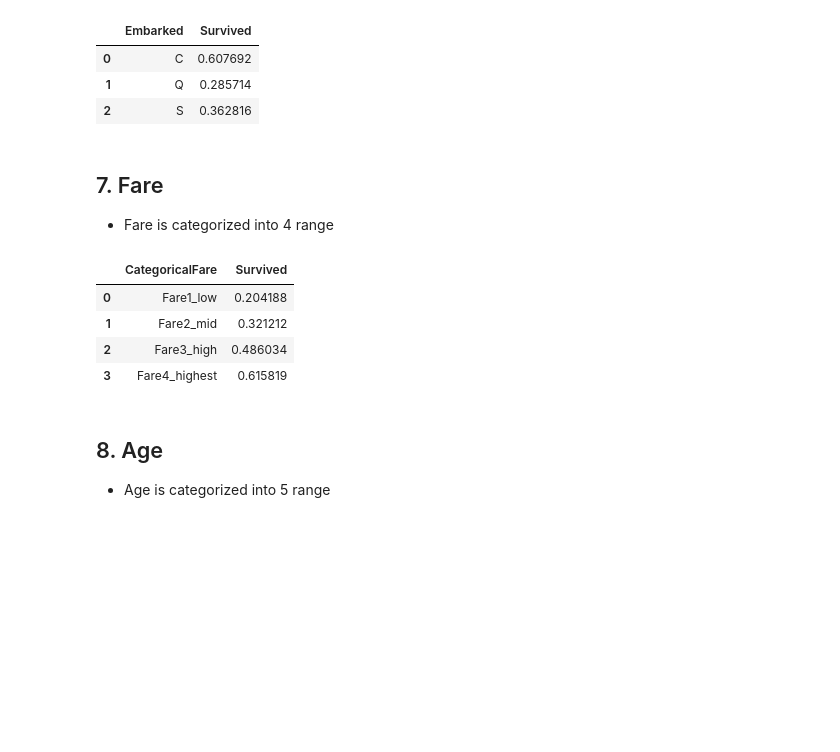
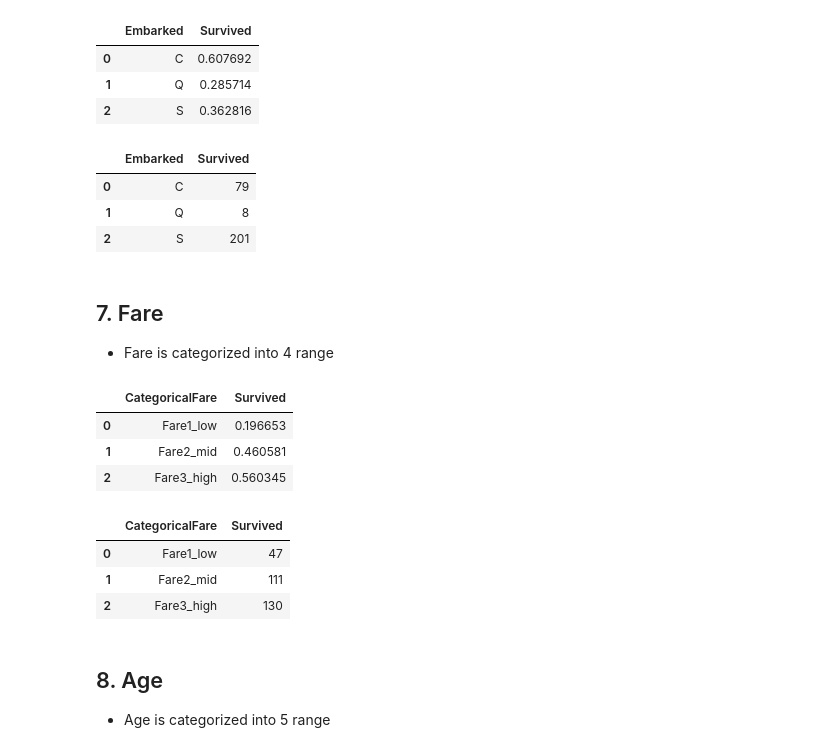
Before and after one commit to roomylee/KaggleStudy, a Jupyter notebook: titanic/titanic_feature_analysis.ipynb, the cells around one changed output. Cells and saved outputs as stored; diff of their text form; code cells hidden in the pictures; blank space fills up the shorter version.

```diff
--- a/titanic/titanic_feature_analysis.ipynb
+++ b/titanic/titanic_feature_analysis.ipynb
@@ -157,0 +160,3 @@ train[['Parch','Survived']].groupby(['Parch'], as_index=False).mean()
+# %%
+train['FamilySize'] = train['SibSp'] + train['Parch'] + 1
+train[['FamilySize', 'Survived']].groupby(['FamilySize'], as_index=False).mean()
@@ -178,18 +193,31 @@ train[['Embarked','Survived']].groupby(['Embarked'], as_index=False).mean()
 | 0 | C | 0.607692 |
 | 1 | Q | 0.285714 |
 | 2 | S | 0.362816 |
+# %%
+train[['Embarked','Survived']].groupby(['Embarked'], as_index=False).sum()
+# %% [output]
+|  | Embarked | Survived |
+| 0 | C | 79 |
+| 1 | Q | 8 |
+| 2 | S | 201 |
 # %% [markdown]
 ## 7. Fare
 * Fare is categorized into 4 range
 # %%
-train['CategoricalFare'] = pd.qcut(train['Fare'], 4, labels=['Fare1_low','Fare2_mid','Fare3_high','Fare4_highest'])
+train['CategoricalFare'] = pd.qcut(train['Fare'], 3, labels=['Fare1_low','Fare2_mid','Fare3_high'])
 train[['CategoricalFare', 'Survived']].groupby(['CategoricalFare'], as_index=False).mean()
 # %% [output]
 |  | CategoricalFare | Survived |
-| 0 | Fare1_low | 0.204188 |
-| 1 | Fare2_mid | 0.321212 |
-| 2 | Fare3_high | 0.486034 |
-| 3 | Fare4_highest | 0.615819 |
+| 0 | Fare1_low | 0.196653 |
+| 1 | Fare2_mid | 0.460581 |
+| 2 | Fare3_high | 0.560345 |
+# %%
+train[['CategoricalFare', 'Survived']].groupby(['CategoricalFare'], as_index=False).sum()
+# %% [output]
+|  | CategoricalFare | Survived |
+| 0 | Fare1_low | 47 |
+| 1 | Fare2_mid | 111 |
+| 2 | Fare3_high | 130 |
 # %% [markdown]
 ## 8. Age
 * Age is categorized into 5 range
```
Also changed, not shown: parts of 21 cells of this notebook, 2 other files.
